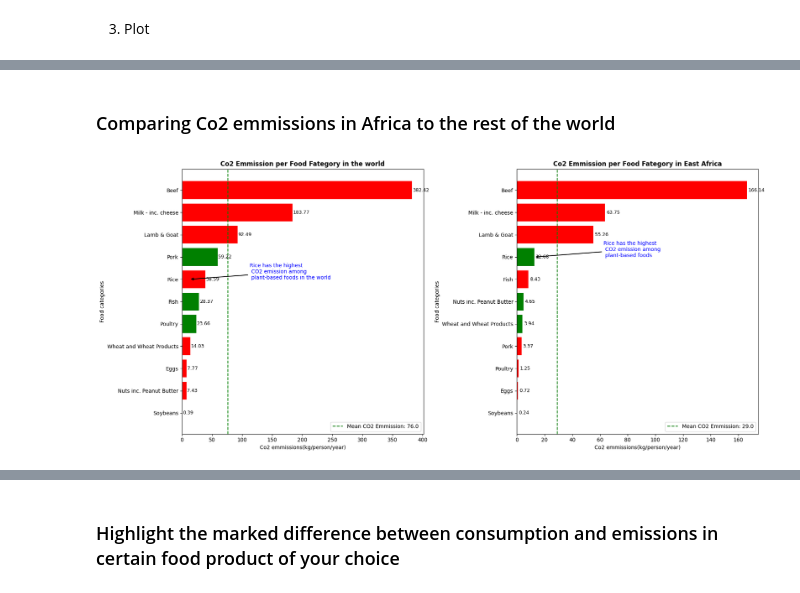
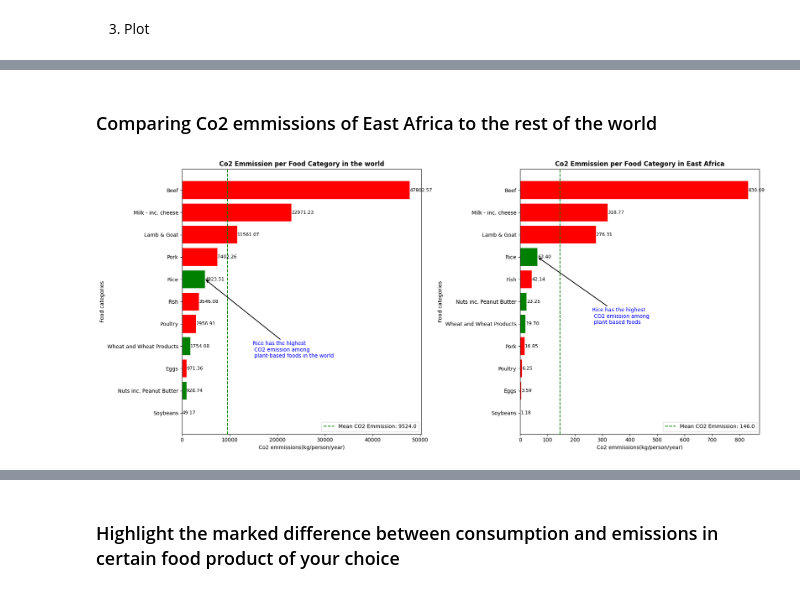
Before and after one commit to atlonglastkibet/PyData, a Jupyter notebook: Matplotlib/Food Data Footprint.ipynb, the cells around one changed output, grey strips where cells are left out. Cells and saved outputs as stored; diff of their text form; code cells hidden in the pictures.

```diff
--- a/Matplotlib/Food Data Footprint.ipynb
+++ b/Matplotlib/Food Data Footprint.ipynb
@@ -97,8 +68,8 @@ world_df.shape
 2. Groupby
 # %%
 # To plot the average co2 per person by food category, I simply group the food category by the mean co2_emmission
-east_africa_co2_emmission_per_person =east_africa_df.groupby('food_category')['co2_emmission'].mean().sort_values(ascending=True)
-world_co2_emmission_per_person = world_df.groupby('food_category')['co2_emmission'].mean().sort_values(ascending=True)
+east_africa_co2_emmission_per_person =east_africa_df.groupby('food_category')['co2_emmission'].sum().sort_values(ascending=True)
+world_co2_emmission_per_person = world_df.groupby('food_category')['co2_emmission'].sum().sort_values(ascending=True)
 # %% [markdown]
 3. Plot
 # %%
@@ -144,16 +120,17 @@ plt.show()
 # %% [markdown]
-### Comparing Co2 emmissions in Africa to the rest of the world
+### Comparing Co2 emmissions of East Africa to the rest of the world
 # %%
 # Creating a tuple for plant based and animal based food categories
 animal_based = {'Eggs', 'Poultry', 'Pork', 'Fish', 'Lamb & Goat', 'Milk - inc. cheese', 'Beef'}
 plant_based = {'Soybeans', 'Wheat and Wheat Products', 'Rice'}
 
 # Assigning colors for the animal and food based food categories
-colors = ['red' if category in animal_based else 'green' for category in east_africa_co2_emmission_per_person.index]
+colors = ['red' if category in animal_based else 'green' for category in world_co2_emmission_per_person.index]
+colors1 = ['red' if category in animal_based else 'green' for category in east_africa_co2_emmission_per_person.index]
 
 # plotting co2 emmission in east africa
 fig, ax = plt.subplots(1, 2, figsize=(18, 8))
-ea_bar = ax[1].barh(east_africa_co2_emmission_per_person.index, east_africa_co2_emmission_per_person, color=colors)
+ea_bar = ax[1].barh(east_africa_co2_emmission_per_person.index, east_africa_co2_emmission_per_person, color=colors1)
 world_bar = ax[0].barh(world_co2_emmission_per_person.index, world_co2_emmission_per_person, color=colors)
 
 for bar in ea_bar:
@@ -166,38 +143,43 @@ for bar in world_bar:
 
 # Add a verticle line to show the mean
 ax[0].axvline(x=np.mean(world_co2_emmission_per_person), color='g', linestyle='--', label=f'Mean CO2 Emmission: {np.mean(world_co2_emmission_per_person).round()}')
 ax[1].axvline(x=np.mean(east_africa_co2_emmission_per_person), color='g', linestyle='--', label=f'Mean CO2 Emmission: {np.mean(east_africa_co2_emmission_per_person).round()}')
 
 # Set title and x and y labels
 # Set title and x and y labels
-ax[0].set_title('Co2 Emmission per Food Fategory in the world', weight = 'bold' )
+ax[0].set_title('Co2 Emmission per Food Category in the world', weight = 'bold' )
 ax[0].set_ylabel('Food categories')
 ax[0].set_xlabel('Co2 emmissions(kg/person/year)')
-ax[1].set_title('Co2 Emmission per Food Fategory in East Africa', weight = 'bold' )
+ax[1].set_title('Co2 Emmission per Food Category in East Africa', weight = 'bold' )
 ax[1].set_ylabel('Food categories')
 ax[1].set_xlabel('Co2 emmissions(kg/person/year)')
 
 # Add anotaion to show that 'Rice' category has the highest co2 emmission among plant based category
 rice_category = "Rice"
-rice_value = east_africa_co2_emmission_per_person[rice_category]
+rice_value = world_co2_emmission_per_person[rice_category]
+rice_category_index = world_co2_emmission_per_person.index.get_loc(rice_category)
 ax[0].annotate(
     'Rice has the highest\n CO2 emission among \n plant-based foods in the world',
-    xy=(rice_value, rice_category),  # Pointing to the rice bar
-    xytext=(rice_value + 100, rice_category),  # Adjust text position
+    xy=(rice_value, rice_category_index),  # Pointing to the rice bar
+    xytext=(rice_value+10000, rice_category_index-3.5),  # Adjust text position
     arrowprops=dict(arrowstyle="->", color="black", lw=1.5),
     fontsize=10, color='blue', fontweight='regular'
 )
+rice_category1 = "Rice"
+rice_value1 = east_africa_co2_emmission_per_person[rice_category1]
+rice_category_index1 = east_africa_co2_emmission_per_person.index.get_loc(rice_category1)
 ax[1].annotate(
     'Rice has the highest\n CO2 emission among \n plant-based foods',
-    xy=(rice_value, rice_category),  # Pointing to the rice bar
-    xytext=(rice_value + 50, rice_category),  # Adjust text position
+    xy=(rice_value1, rice_category1),  # Pointing to the rice bar
+    xytext=(rice_value1+200, rice_category_index1-3),  # Adjust text position
     arrowprops=dict(arrowstyle="->", color="black", lw=1.5),
     fontsize=10, color='blue', fontweight='regular'
 )
+
 ax[0].legend()
 ax[1].legend()
 # Show plot
 plt.tight_layout()
 plt.show()
 # %% [output]
-[figure, old version]
+[figure, new version]
```
Also changed, not shown: parts of 20 cells of this notebook, 1 other file.
